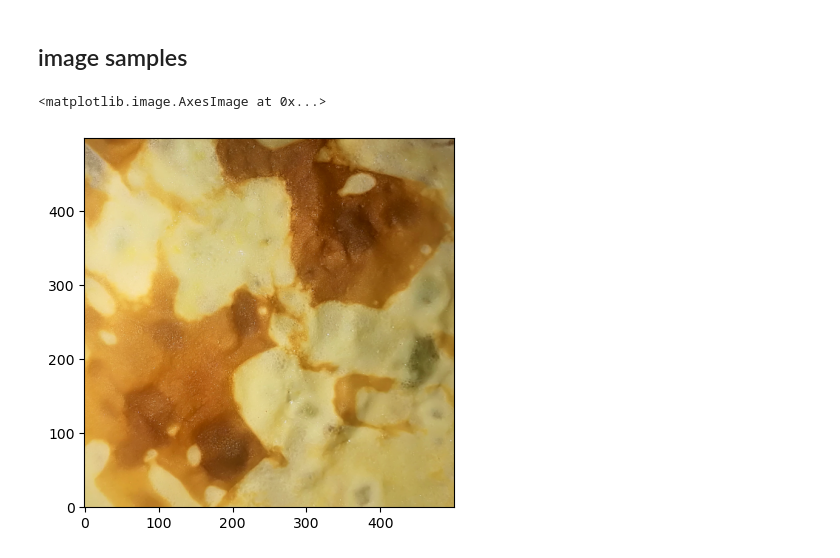
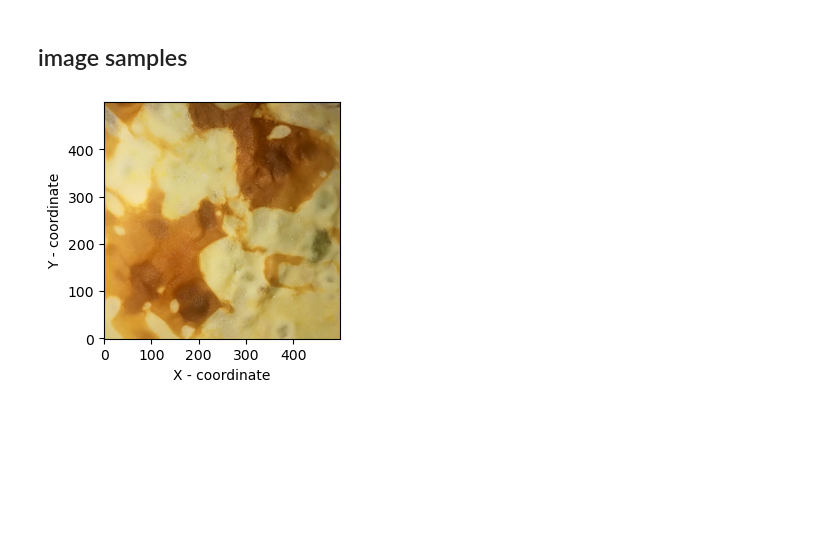
Before and after one commit to mmaelicke/phd_defense, a Jupyter notebook: images.ipynb, the cells around one changed output. Cells and saved outputs as stored; diff of their text form; code cells hidden in the pictures; blank space fills up the shorter version.

```diff
--- a/images.ipynb
+++ b/images.ipynb
@@ -116,17 +116,23 @@ with open('src/slides/data/vario.json', 'w') as f:
 # %%
 import skgstat as skg
 import numpy as np
 import matplotlib.pyplot as plt
 
 # get the pancake data
 r = skg.data.pancake_field(0).get('sample')
 g = skg.data.pancake_field(1).get('sample')
 b = skg.data.pancake_field(2).get('sample')
 
 rgb = np.stack([r, g, b], axis=-1)
 
-plt.imshow(rgb, origin='lower')
-plt.gcf().savefig('public/img/pancake_field_rgb.png')
+fig = plt.figure(figsize=(6, 3))
+ax = fig.add_subplot(121)
+ax2 = fig.add_subplot(122)
+ax2.axis('off')
+ax.set_xlabel('X - coordinate')
+ax.set_ylabel('Y - coordinate')
+ax.imshow(rgb, origin='lower')
+plt.tight_layout()
+fig.savefig('public/img/pancake_field_rgb.png')
 # %% [output]
-<matplotlib.image.AxesImage at 0x...>
-[figure, old version]
+[figure, new version]
```
Also changed, not shown: parts of 6 cells of this notebook.
